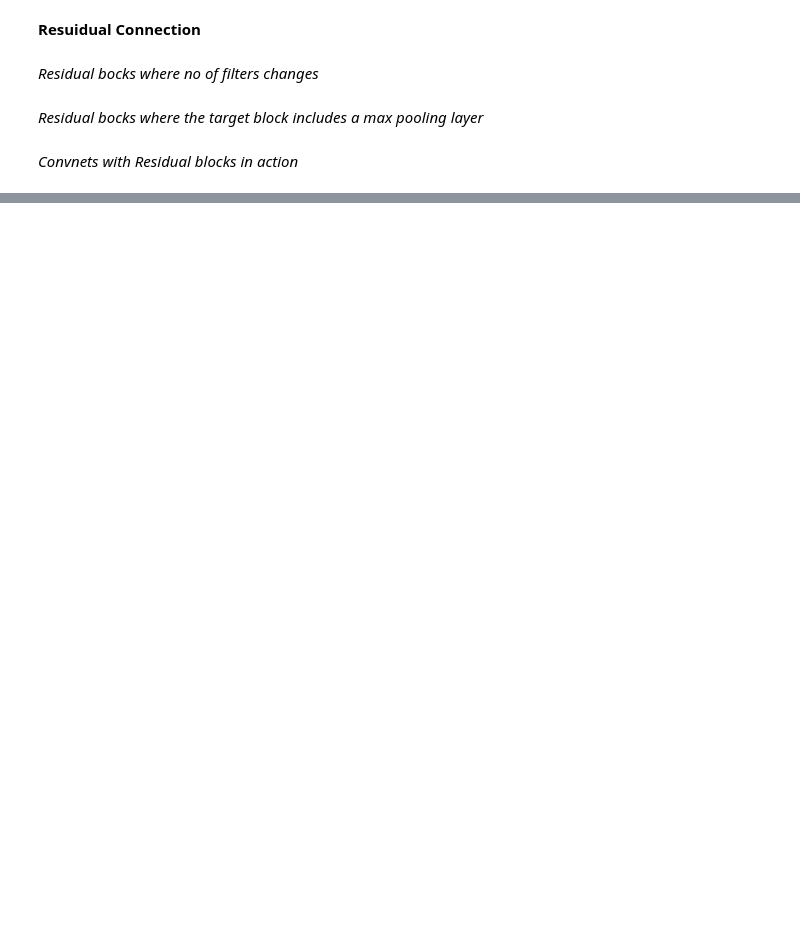
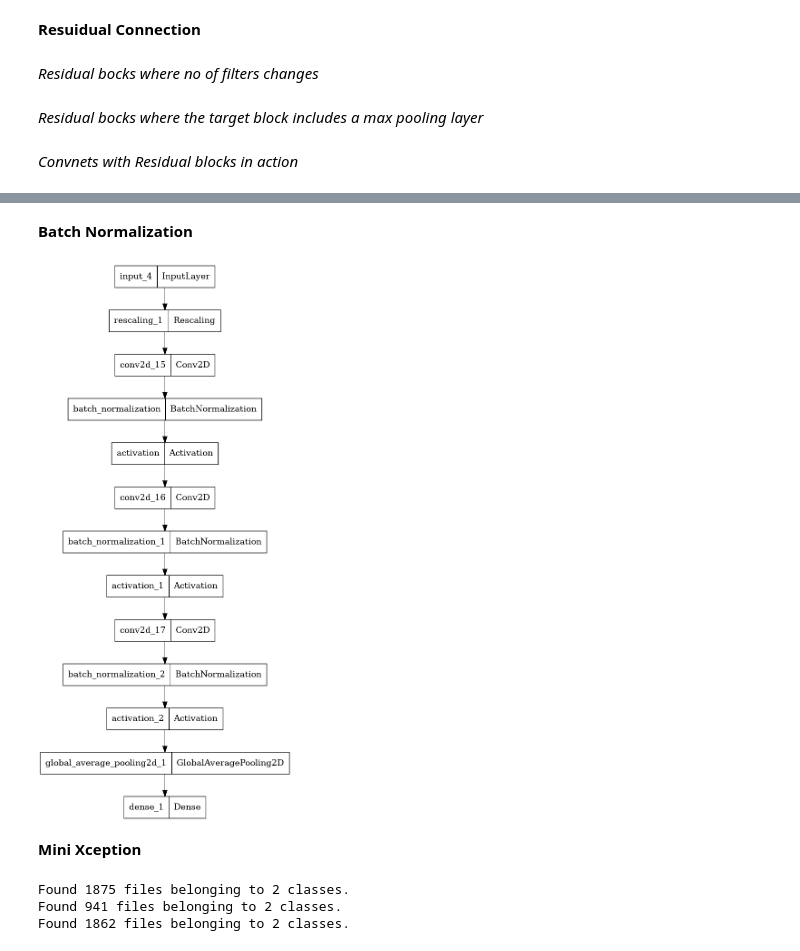
Before and after one commit to ashok-kummar/keras-dl, a Jupyter notebook: ch09-02-modern-convnets.ipynb, the cells around one changed output, grey strips where cells are left out. Drawn from its saved outputs; the diff is of its cells as text; code cells hidden in the pictures; blank space fills up the shorter version.

```diff
--- a/ch09-02-modern-convnets.ipynb
+++ b/ch09-02-modern-convnets.ipynb
@@ -108,0 +97,29 @@ keras.utils.plot_model(model)
+# %% [markdown]
+**Batch Normalization**
+# %%
+inputs = keras.Input(shape=(32,32,3))
+x = layers.Rescaling(1./255)(inputs)
+
+x = layers.Conv2D(32, 3, use_bias=False)(x)
+x = layers.BatchNormalization()(x)
+x = layers.Activation("relu")(x)
+
+x = layers.Conv2D(64, 3, use_bias=False)(x)
+x = layers.BatchNormalization()(x)
+x = layers.Activation("relu")(x)
+
+x = layers.Conv2D(128, 3, use_bias=False)(x)
+x = layers.BatchNormalization()(x)
+x = layers.Activation("relu")(x)
+
+x = layers.GlobalAveragePooling2D()(x)
+
+outputs = layers.Dense(1, activation="sigmoid")(x)
+
+model = keras.Model(inputs, outputs)
+
+keras.utils.plot_model(model)
+# %% [output]
+[figure, added]
+# %% [markdown]
+**Mini Xception**
@@ -108,0 +129,25 @@ keras.utils.plot_model(model)
+# %%
+# calling image_dataset_from_directory function will list the sub-directories & assume each as a single class
+# this function returns tf.data.Dataset object
+
+train_dataset = keras.utils.image_dataset_from_directory(
+    new_base_dir/"train",
+    image_size=(180,180),
+    batch_size=32
+)
+
+val_dataset = keras.utils.image_dataset_from_directory(
+    new_base_dir/"validation",
+    image_size=(180,180),
+    batch_size=32
+)
+
+test_dataset = keras.utils.image_dataset_from_directory(
+    new_base_dir/"test",
+    image_size=(180,180),
+    batch_size=32
+)
+# %% [output]
+Found 1875 files belonging to 2 classes.
+Found 941 files belonging to 2 classes.
+Found 1862 files belonging to 2 classes.
```
Also changed, not shown: parts of 11 cells of this notebook, 3 other files.
